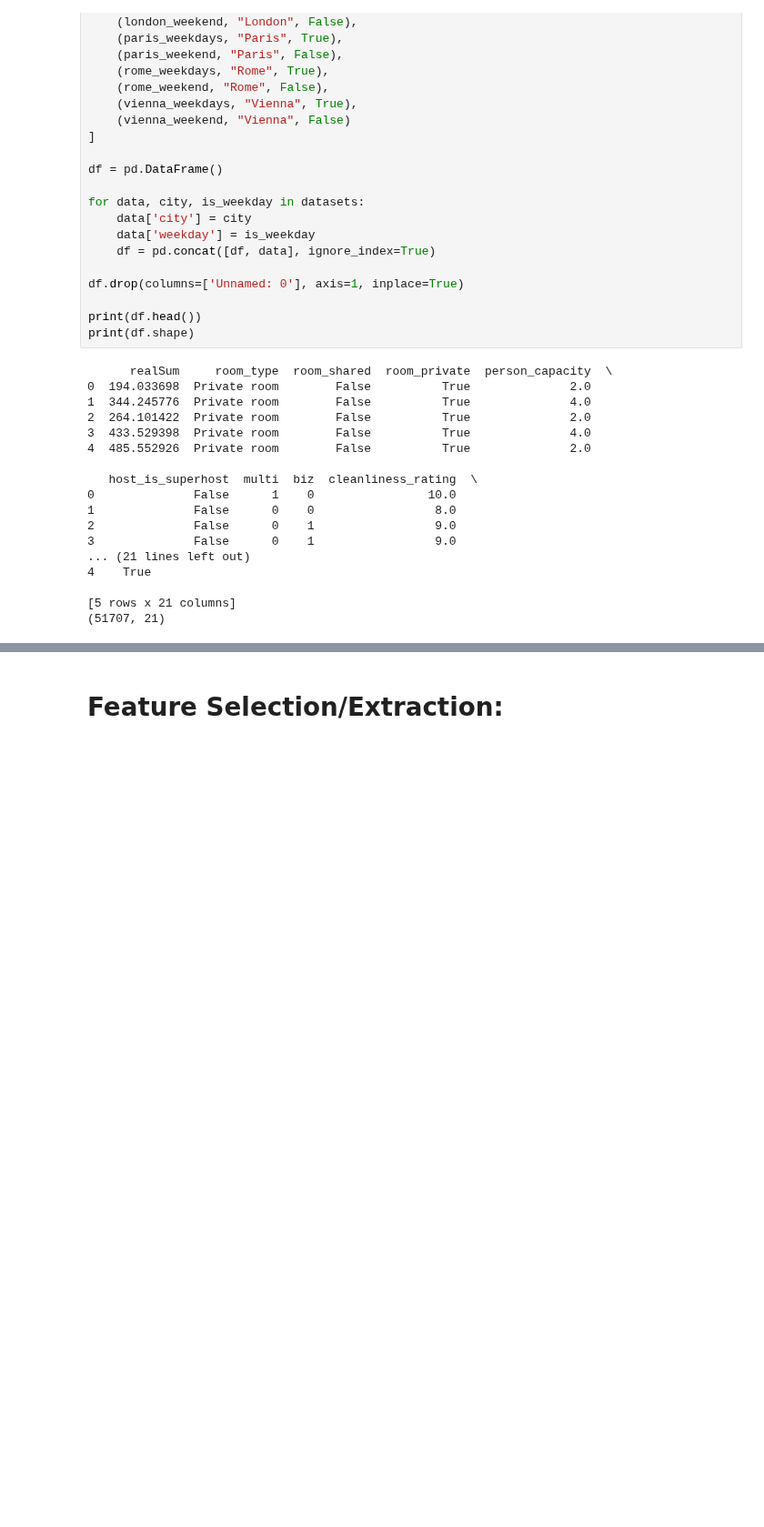
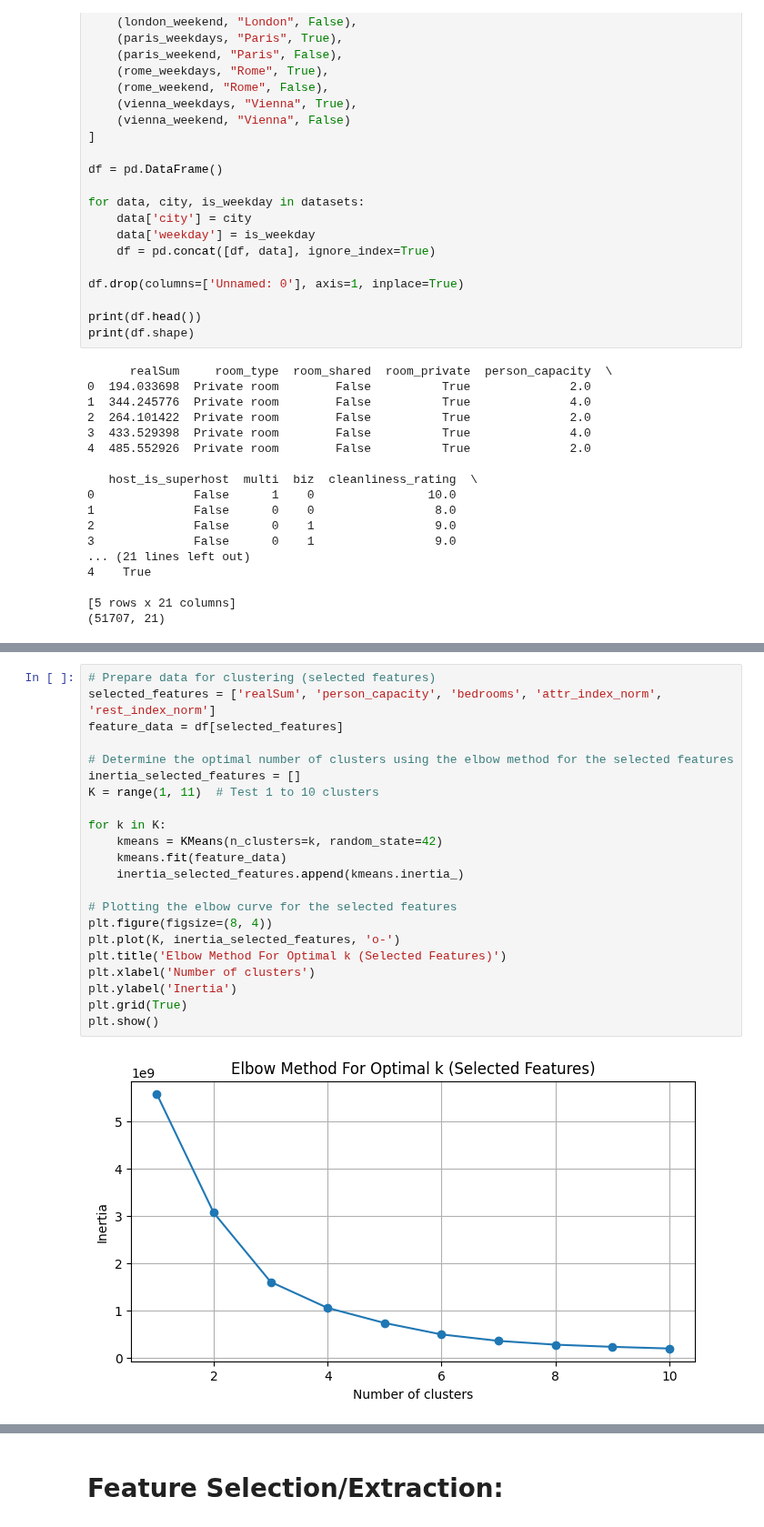
Before and after one commit to yutao-data/Pytorch-Airbnb-Price, a Jupyter notebook: notebooks/PyTorch-SVR-MLP.ipynb, the cells around one changed output, grey strips where cells are left out. Shown at 91% size. Saved outputs shown, nothing was run; the diff lists cells and outputs as text; blank space fills up the shorter version.

```diff
--- a/notebooks/PyTorch-SVR-MLP.ipynb
+++ b/notebooks/PyTorch-SVR-MLP.ipynb
@@ -115,0 +158,24 @@ print(df.shape)
+# %%
+# Prepare data for clustering (selected features)
+selected_features = ['realSum', 'person_capacity', 'bedrooms', 'attr_index_norm', 'rest_index_norm']
+feature_data = df[selected_features]
+
+# Determine the optimal number of clusters using the elbow method for the selected features
+inertia_selected_features = []
+K = range(1, 11)  # Test 1 to 10 clusters
+
+for k in K:
+    kmeans = KMeans(n_clusters=k, random_state=42)
+    kmeans.fit(feature_data)
+    inertia_selected_features.append(kmeans.inertia_)
+
+# Plotting the elbow curve for the selected features
+plt.figure(figsize=(8, 4))
+plt.plot(K, inertia_selected_features, 'o-')
+plt.title('Elbow Method For Optimal k (Selected Features)')
+plt.xlabel('Number of clusters')
+plt.ylabel('Inertia')
+plt.grid(True)
+plt.show()
+# %% [output]
+[figure, added]
```
Also changed, not shown: parts of 18 cells of this notebook.
